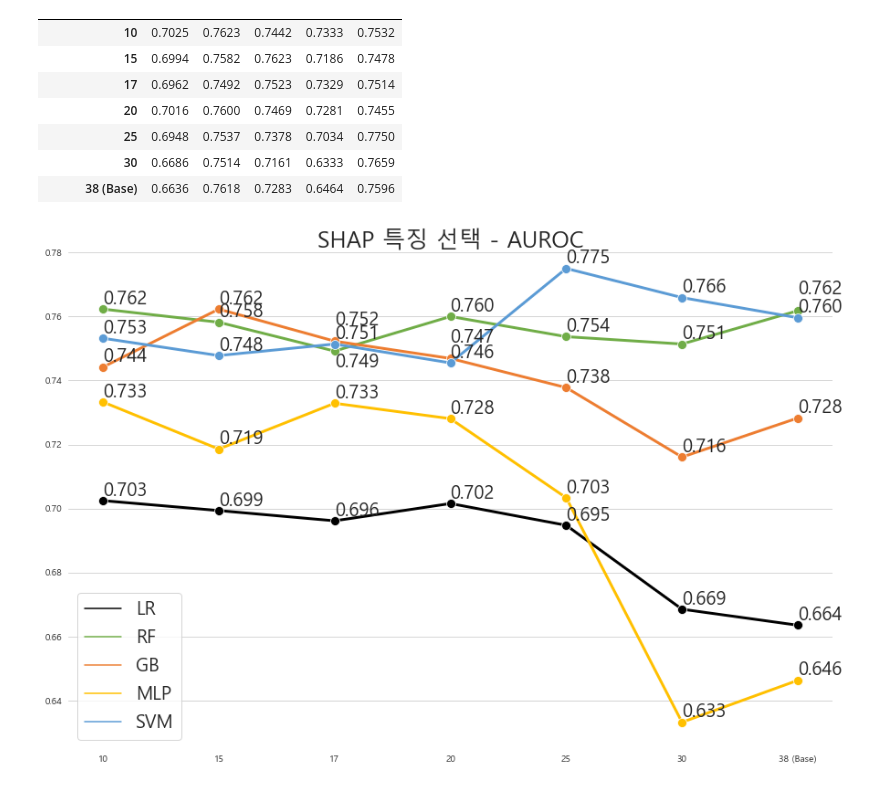
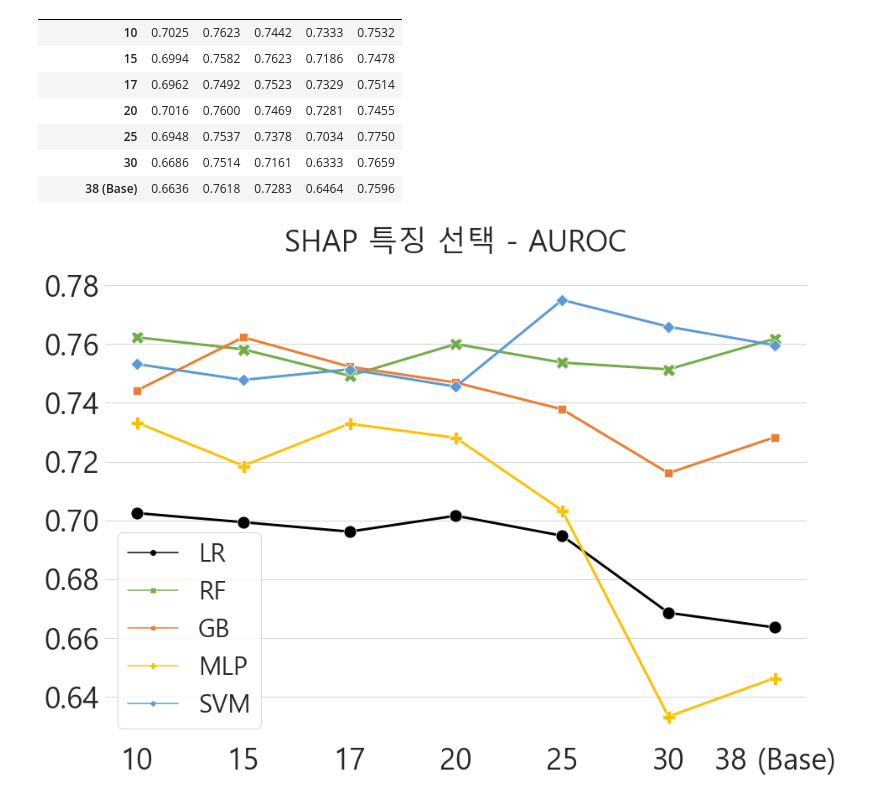
Before and after one commit to bub3690/22-1_multivariate, a Jupyter notebook: final_project/Figure.ipynb, the cells around one changed output. Saved outputs shown, nothing was run; the diff lists cells and outputs as text; code cells hidden in the pictures.

```diff
--- a/final_project/Figure.ipynb
+++ b/final_project/Figure.ipynb
@@ -17,5 +17,5 @@ font_path = "C:/Windows/Fonts/malgun.ttf"
 font = font_manager.FontProperties(fname=font_path).get_name()
 rc('font', family=font)
 from statsmodels.graphics.mosaicplot import mosaic
-
+matplotlib.rcParams['axes.unicode_minus'] = False
 #plt.style.use("ggplot")
@@ -689,52 +735,61 @@ transposed
 # %%
 sns.set_style("whitegrid", {'axes.grid' : False})
 font_path = "C:/Windows/Fonts/malgun.ttf"
 font = font_manager.FontProperties(fname=font_path).get_name()
 rc('font', family=font)
 
 
 fig = plt.figure(figsize=(15,10))
 
 plot=sns.lineplot(data=transposed,
                   dashes=False,
-                  marker='o',
+                  markers=True,
+                  #style='model',
                   palette=["#000000","#70ad47","#ed7d31","#ffc000","#5b9bd5"],
                   linewidth = 3,
-                  markersize=10
+                  markersize=15,
+
                   ) # 마커
 sns.despine(left=True, bottom=True)
 plt.grid(axis='y')  #just add this
 #plot.bottom_ax.grid(False)
 plot.set(xlabel=None)
 
-slider = 0.1
-for ind in list(transposed.index):
-    for y_ind in list(transposed.columns):
-        if (ind == '38 (Base)' and y_ind=='RF') or (ind == '17' and y_ind=='GB') or (ind == '20' and y_ind=='GB') :
-            plt.text(ind,
-                 transposed.loc[ind,y_ind]+0.005,
-                 "{:.3f}".format(transposed.loc[ind,y_ind]),
-                 fontsize=20
-                )
-        elif (ind == '17' and y_ind=='RF') :
-            plt.text(ind,
-                 transposed.loc[ind,y_ind]-0.005,
-                 "{:.3f}".format(transposed.loc[ind,y_ind]),
-                 fontsize=20
-                )
-        else:
-            plt.text(ind,
-                     transposed.loc[ind,y_ind]+0.0015,
-                     "{:.3f}".format(transposed.loc[ind,y_ind]),
-                     fontsize=20
-                    )
+# slider = 0.1
+# for ind in list(transposed.index):
+#     for y_ind in list(transposed.columns):
+#         if (ind == '38 (Base)' and y_ind=='RF') or (ind == '17' and y_ind=='GB') or (ind == '20' and y_ind=='GB') :
+#             plt.text(ind,
+#                      transposed.loc[ind,y_ind]+0.007,
+#                  "{:.3f}".format(transposed.loc[ind,y_ind]),
+#                  fontsize=30
+#                 )
+#         elif (ind == '15' and y_ind=='GB') :
+#             plt.text(ind,
+#                  transposed.loc[ind,y_ind]+0.007,
+#                  "{:.3f}".format(transposed.loc[ind,y_ind]),
+#                  fontsize=30
+#                 )
+#         elif (ind == '17' and y_ind=='RF') :
+#             plt.text(ind,
+#                  transposed.loc[ind,y_ind]-0.005,
+#                  "{:.3f}".format(transposed.loc[ind,y_ind]),
+#                  fontsize=30
+#                 )
+#         else:
+#             plt.text(ind,
+#                      transposed.loc[ind,y_ind]+0.0015,
+#                      "{:.3f}".format(transposed.loc[ind,y_ind]),
+#                      fontsize=30
+#                     )
 
-plt.legend(fontsize='20',)
+plt.legend(fontsize='30',)
 plot.set(ylabel=None)
-plt.title("SHAP 특징 선택 - AUROC",fontsize=25)
-
+plt.title("SHAP 특징 선택 - AUROC",fontsize=35,pad=40)
+plt.xticks(fontsize=35)
+plt.yticks(fontsize=35)
 
 plot.axes.set_ylim(0.625,0.78)
 plt.savefig('./FIGURES/auc2.png')
 # %% [output]
-[figure, old version]
+[figure, new version]
```
Also changed, not shown: parts of 10 cells of this notebook, 8 other files.
